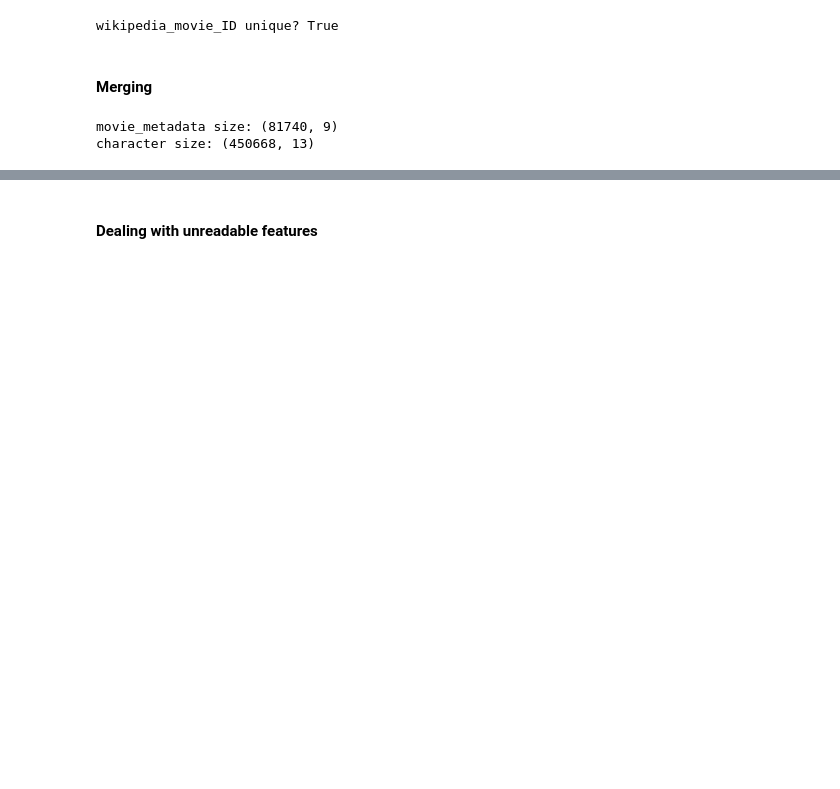
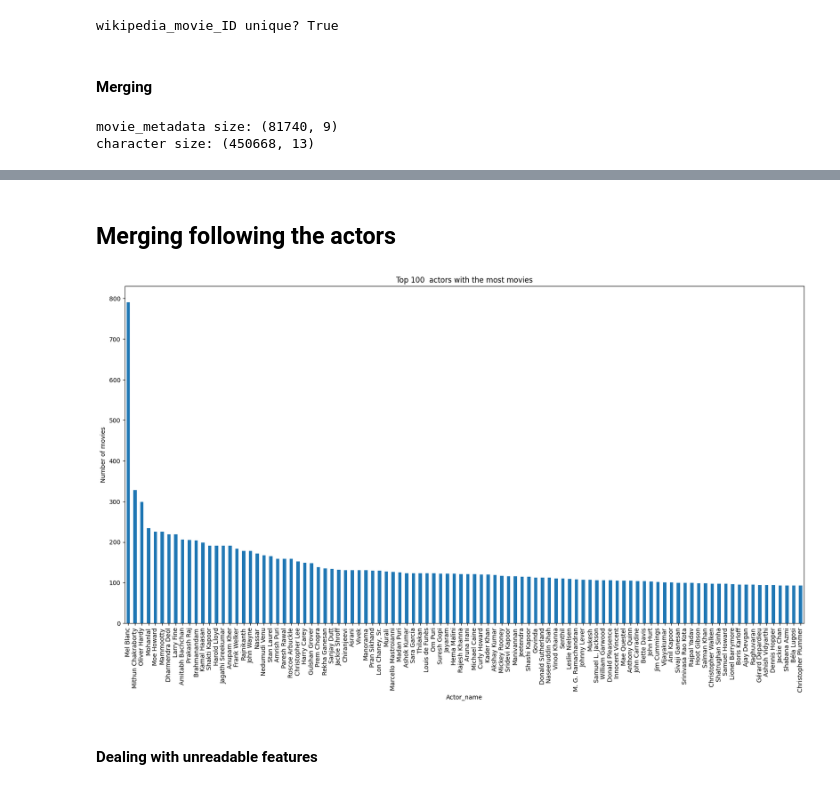
Before and after one commit to epfl-ada/ada-2024-project-dondata2025, a Jupyter notebook: pauline_preprocess.ipynb, the cells around one changed output, grey strips where cells are left out. Saved outputs shown, nothing was run; the diff lists cells and outputs as text; code cells hidden in the pictures; blank space fills up the shorter version.

```diff
--- a/pauline_preprocess.ipynb
+++ b/pauline_preprocess.ipynb
@@ -108,0 +130,2 @@ wikipedia_movie_ID unique? False
+# %% [markdown]
+## Merging following the actors
@@ -109,3 +134,16 @@ wikipedia_movie_ID unique? False
+# %%
+# Grouping the datasets by the actor name and show how many movies actors have played in
+actor_group = df[['Actor_ethnicity','Actor_name']].groupby('Actor_name').size().sort_values(ascending=False)
+actor_group.head(10)
+
+# visualisation
+plt.figure(figsize=(20, 10))
+actor_group.head(100).plot(kind='bar')
+plt.title('Top 100  actors with the most movies')
+plt.ylabel('Number of movies')
+plt.show()
+# %% [output]
+[figure, added]
 # %% [markdown]
 #### Dealing with unreadable features
 # %%
```
Also changed, not shown: parts of 6 cells of this notebook, 2 other files.
